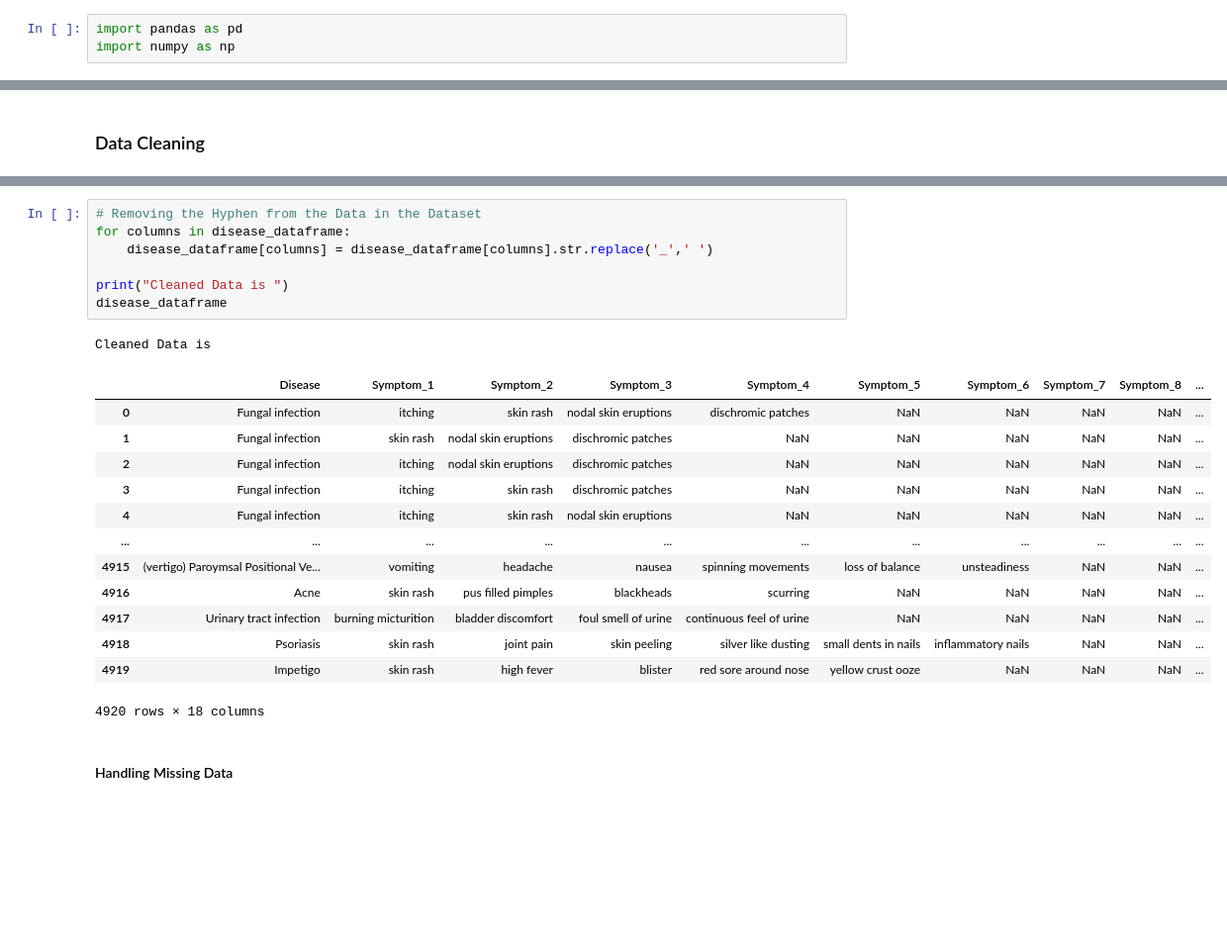
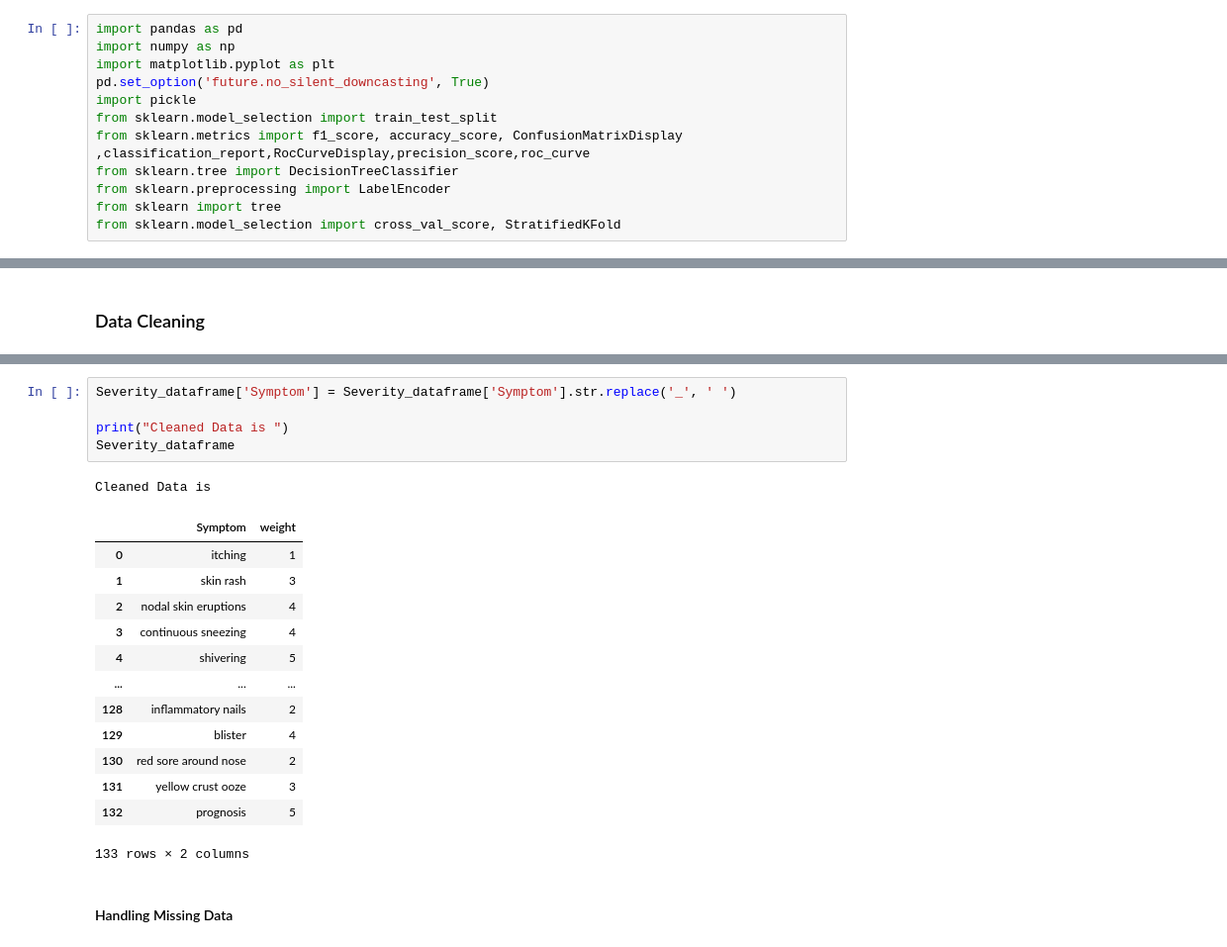
Before and after one commit to VishalRMahajan/HealthCast, a Jupyter notebook: Machine Learning/Hackathon ML Model - Disease Predicton.ipynb, the cells around one changed output, grey strips where cells are left out. Shown at 99% size. Drawn from its saved outputs; the diff is of its cells as text; blank space fills up the shorter version.

Commit message:
Disease Predcition Model and endpoint added

```diff
--- a/Machine Learning/Hackathon ML Model - Disease Predicton.ipynb
+++ b/Machine Learning/Hackathon ML Model - Disease Predicton.ipynb
@@ -3,6 +3,15 @@
 # %%
 import pandas as pd
 import numpy as np
+import matplotlib.pyplot as plt
+pd.set_option('future.no_silent_downcasting', True)
+import pickle
+from sklearn.model_selection import train_test_split
+from sklearn.metrics import f1_score, accuracy_score, ConfusionMatrixDisplay ,classification_report,RocCurveDisplay,precision_score,roc_curve
+from sklearn.tree import DecisionTreeClassifier
+from sklearn.preprocessing import LabelEncoder
+from sklearn import tree
+from sklearn.model_selection import cross_val_score, StratifiedKFold
 # %% [markdown]
 ### Importing Dataset
 # %%
@@ -31,25 +78,23 @@ disease_dataframe.describe()
 # %%
-# Removing the Hyphen from the Data in the Dataset
-for columns in disease_dataframe:
-    disease_dataframe[columns] = disease_dataframe[columns].str.replace('_',' ')
+Severity_dataframe['Symptom'] = Severity_dataframe['Symptom'].str.replace('_', ' ')
 
 print("Cleaned Data is ")
-disease_dataframe
+Severity_dataframe
 # %% [output]
 Cleaned Data is
-|  | Disease | Symptom_1 | Symptom_2 | Symptom_3 | Symptom_4 | Symptom_5 | Symptom_6 | Symptom_7 | Symptom_8 | ... |
-| 0 | Fungal infection | itching | skin rash | nodal skin eruptions | dischromic patches | NaN | NaN | NaN | NaN | ... |
-| 1 | Fungal infection | skin rash | nodal skin eruptions | dischromic patches | NaN | NaN | NaN | NaN | NaN | ... |
-| 2 | Fungal infection | itching | nodal skin eruptions | dischromic patches | NaN | NaN | NaN | NaN | NaN | ... |
-| 3 | Fungal infection | itching | skin rash | dischromic patches | NaN | NaN | NaN | NaN | NaN | ... |
-| 4 | Fungal infection | itching | skin rash | nodal skin eruptions | NaN | NaN | NaN | NaN | NaN | ... |
-| ... | ... | ... | ... | ... | ... | ... | ... | ... | ... | ... |
-| 4915 | (vertigo) Paroymsal Positional Ve... | vomiting | headache | nausea | spinning movements | loss of balance | unsteadiness | NaN | NaN | ... |
-| 4916 | Acne | skin rash | pus filled pimples | blackheads | scurring | NaN | NaN | NaN | NaN | ... |
-| 4917 | Urinary tract infection | burning micturition | bladder discomfort | foul smell of urine | continuous feel of urine | NaN | NaN | NaN | NaN | ... |
-| 4918 | Psoriasis | skin rash | joint pain | skin peeling | silver like dusting | small dents in nails | inflammatory nails | NaN | NaN | ... |
-| 4919 | Impetigo | skin rash | high fever | blister | red sore around nose | yellow crust ooze | NaN | NaN | NaN | ... |
+|  | Symptom | weight |
+| 0 | itching | 1 |
+| 1 | skin rash | 3 |
+| 2 | nodal skin eruptions | 4 |
+| 3 | continuous sneezing | 4 |
+| 4 | shivering | 5 |
+| ... | ... | ... |
+| 128 | inflammatory nails | 2 |
+| 129 | blister | 4 |
+| 130 | red sore around nose | 2 |
+| 131 | yellow crust ooze | 3 |
+| 132 | prognosis | 5 |
-4920 rows × 18 columns
+133 rows × 2 columns
 # %% [markdown]
 #### Handling Missing Data
 # %%
```
Also changed, not shown: parts of 24 cells of this notebook, 4 other files.
